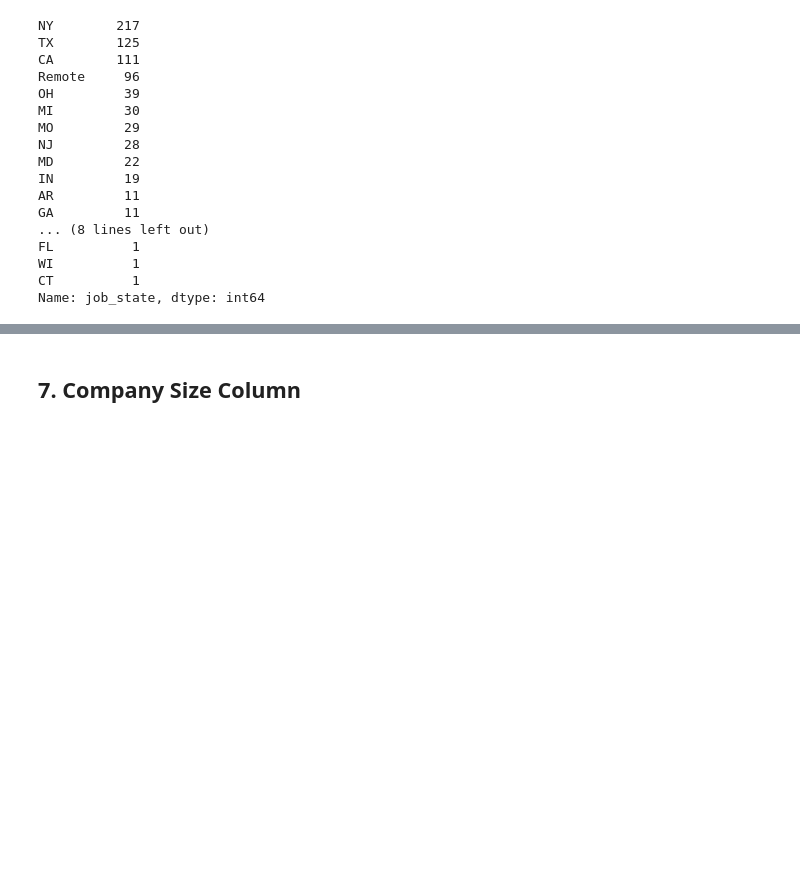
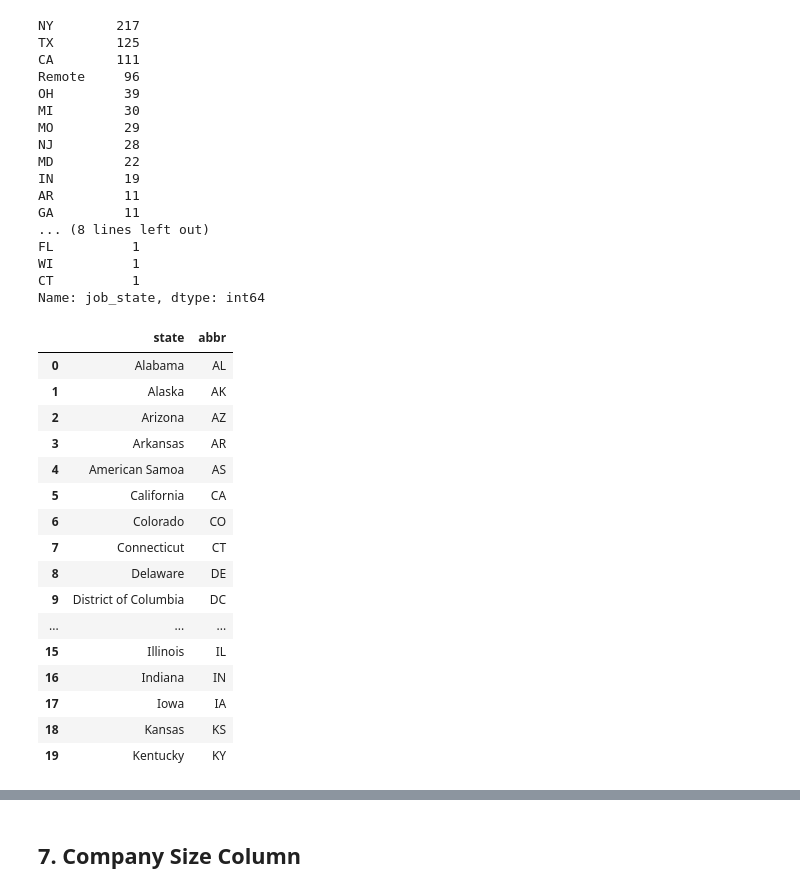
Before and after one commit to AlyAEE/Data-Roles-Salary-Prediction-Project, a Jupyter notebook: Notebooks/02.DataPreprocessing.ipynb, the cells around one changed output, grey strips where cells are left out. Drawn from its saved outputs; the diff is of its cells as text; code cells hidden in the pictures; blank space fills up the shorter version.

Commit message:
fixed some bugs in Data_preprocessing and data_eda

```diff
--- a/Notebooks/02.DataPreprocessing.ipynb
+++ b/Notebooks/02.DataPreprocessing.ipynb
@@ -2,6 +2,7 @@
 DATA_PATH = '../Data/Raw/raw_data0_data_scientist.csv'
 PKL_EXPORT_PATH = "../data/processed/0_DataCleaned_df.pkl"
 CSV_EXPORT_PATH = "../data/processed/0_DataCleaned_df.csv"
+US_STATES_ABBR = '../Data/Raw/us_states.xlsx'
 # %%
 # Packages to import
 import pandas as pd
@@ -406,3 +458,24 @@ FL          1
 WI          1
 CT          1
 Name: job_state, dtype: int64
+# %%
+us_states_df = pd.read_excel(US_STATES_ABBR)
+us_states_df.head(20)
+# %% [output]
+|  | state | abbr |
+| 0 | Alabama | AL |
+| 1 | Alaska | AK |
+| 2 | Arizona | AZ |
+| 3 | Arkansas | AR |
+| 4 | American Samoa | AS |
+| 5 | California | CA |
+| 6 | Colorado | CO |
+| 7 | Connecticut | CT |
+| 8 | Delaware | DE |
+| 9 | District of Columbia | DC |
+| ... | ... | ... |
+| 15 | Illinois | IL |
+| 16 | Indiana | IN |
+| 17 | Iowa | IA |
+| 18 | Kansas | KS |
+| 19 | Kentucky | KY |
```
Also changed, not shown: parts of 19 cells of this notebook, 4 other files.
